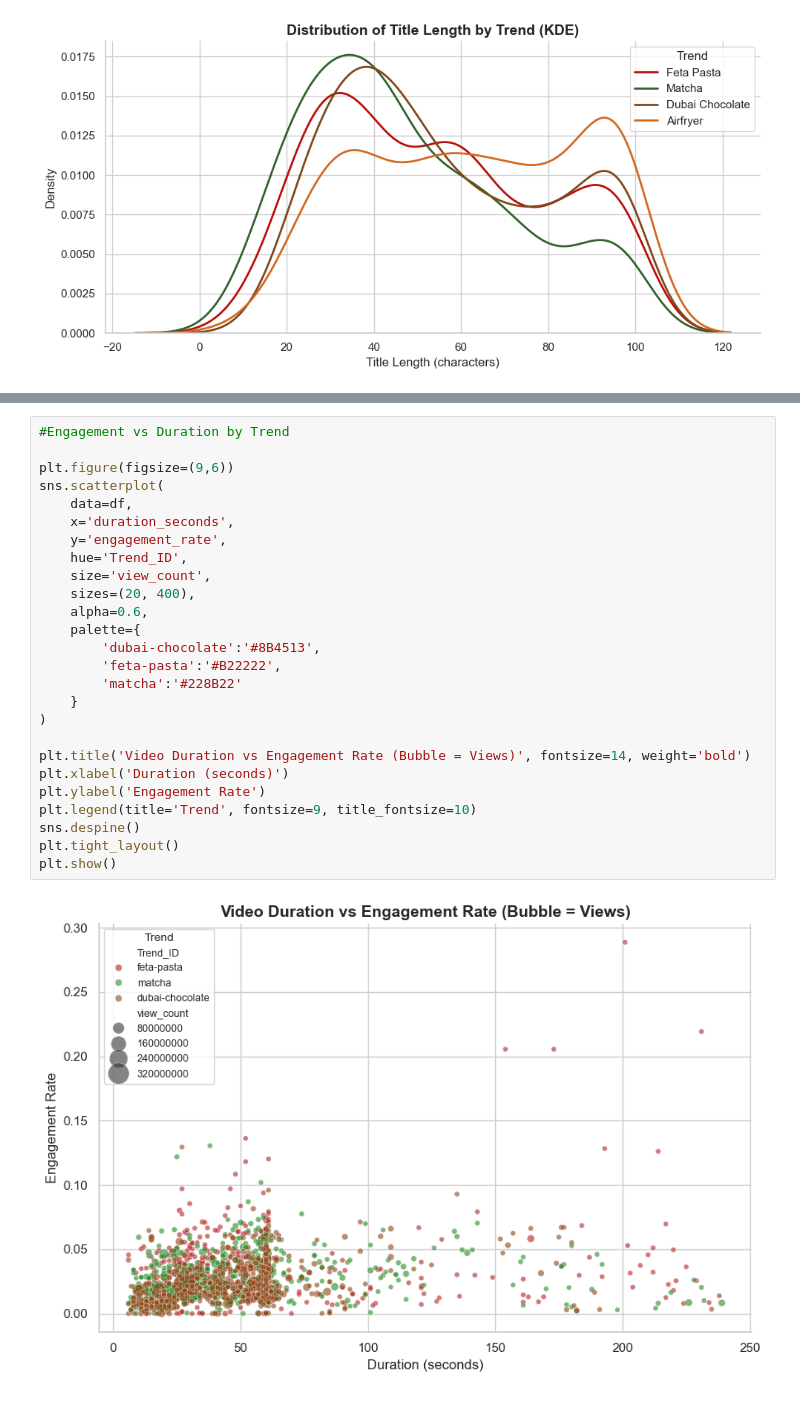
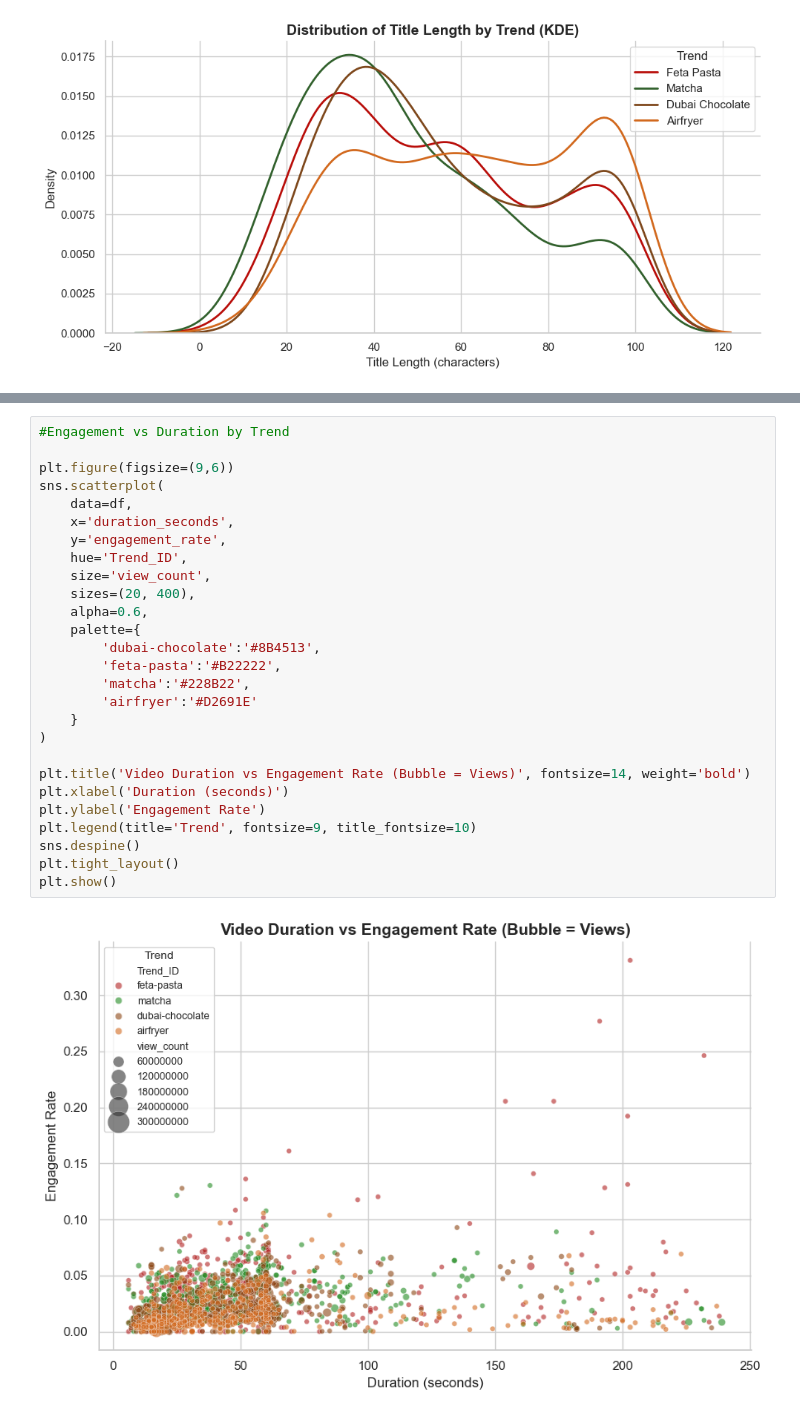
Before and after one commit to kzumreen/FoodTrendsPrediction, a Jupyter notebook: youtubedata.ipynb, the cells around one changed output, grey strips where cells are left out. Saved outputs shown, nothing was run; the diff lists cells and outputs as text.

```diff
--- a/youtubedata.ipynb
+++ b/youtubedata.ipynb
@@ -531,28 +534,29 @@ plt.show()
 # %%
 #Engagement vs Duration by Trend
 
 plt.figure(figsize=(9,6))
 sns.scatterplot(
     data=df,
     x='duration_seconds',
     y='engagement_rate',
     hue='Trend_ID',
     size='view_count',
     sizes=(20, 400),
     alpha=0.6,
     palette={
         'dubai-chocolate':'#8B4513',
         'feta-pasta':'#B22222',
-        'matcha':'#228B22'
+        'matcha':'#228B22',
+        'airfryer':'#D2691E'
     }
 )
 
 plt.title('Video Duration vs Engagement Rate (Bubble = Views)', fontsize=14, weight='bold')
 plt.xlabel('Duration (seconds)')
 plt.ylabel('Engagement Rate')
 plt.legend(title='Trend', fontsize=9, title_fontsize=10)
 sns.despine()
 plt.tight_layout()
 plt.show()
 # %% [output]
-[figure, old version]
+[figure, new version]
```
Also changed, not shown: parts of 4 cells of this notebook.
